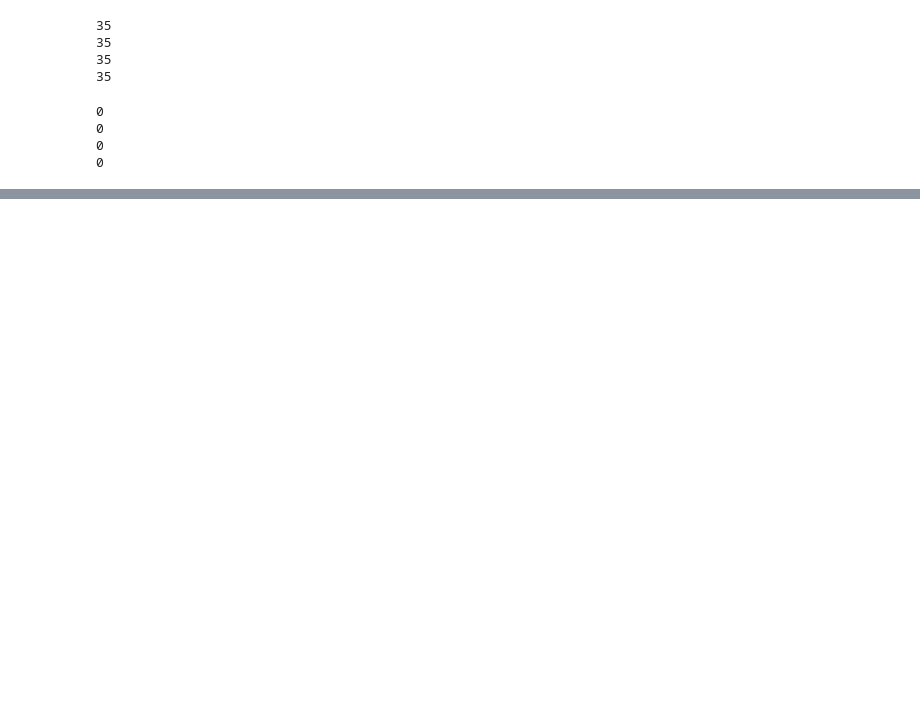
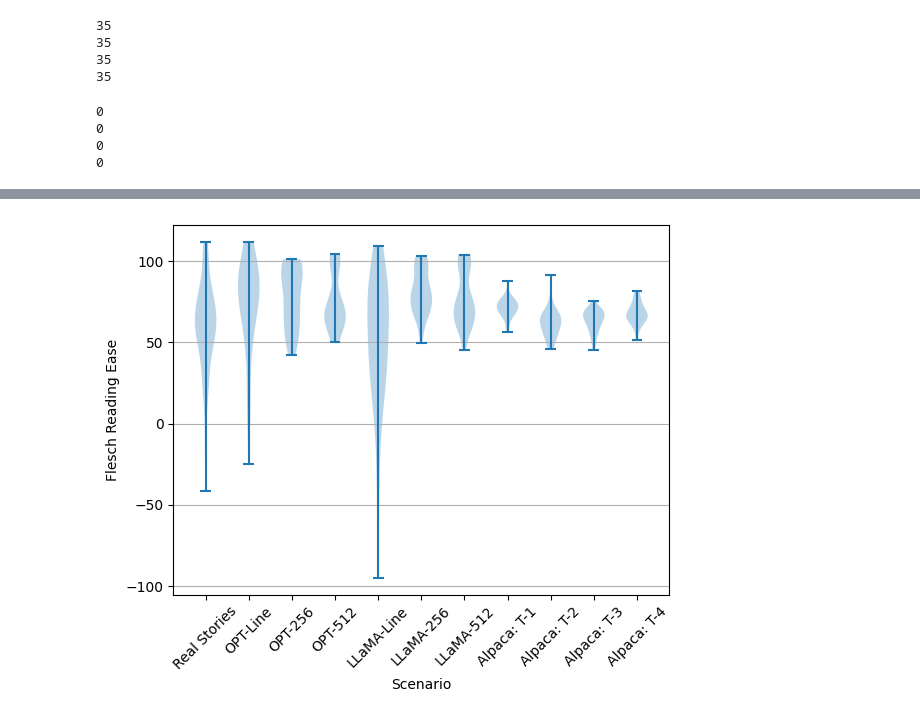
Before and after one commit to prabin525/trustworthiness-of-children-stories-generated-by-LLMs, a Jupyter notebook: analysis/readiability_score.ipynb, the cells around one changed output, grey strips where cells are left out. Saved outputs shown, nothing was run; the diff lists cells and outputs as text; code cells hidden in the pictures; blank space fills up the shorter version.

```diff
--- a/analysis/readiability_score.ipynb
+++ b/analysis/readiability_score.ipynb
@@ -224,0 +215,42 @@ plt.show()
+# %%
+fig, axes = plt.subplots()
+
+p = axes.violinplot(
+    dataset = [
+        original_stories_score,
+        [x for x in opt_first_line_scores if x>-100],
+        opt_first_256_tokens_scores,
+        opt_first_512_tokens_scores,
+        llama_first_line_scores,
+        llama_first_256_tokens_scores,
+        llama_first_512_tokens_scores,
+        alpaca_t_1_scores,
+        alpaca_free_t_2_scores,
+        alpaca_t_3_scores,
+        alpaca_free_t_4_scores,
+    ]
+)
+
+# axes.set_title('Day Ahead Market')
+axes.yaxis.grid(True)
+axes.set_xlabel('Scenario')
+axes.set_ylabel('Flesch Reading Ease')
+axes.set_xticklabels(['OPT: First Line','OPT: First 256 Tokens','OPT: First 512 Tokens'])
+labels = [
+    'Real Stories',
+    'OPT-Line',
+    'OPT-256',
+    'OPT-512',
+    'LLaMA-Line',
+    'LLaMA-256',
+    'LLaMA-512',
+    'Alpaca: T-1',
+    'Alpaca: T-2',
+    'Alpaca: T-3',
+    'Alpaca: T-4',
+]
+set_axis_style(axes, labels)
+plt.xticks(rotation = 45)
+plt.show()
+# %% [output]
+[figure, added]
```
Also changed, not shown: parts of 6 cells of this notebook, 1 other file.
